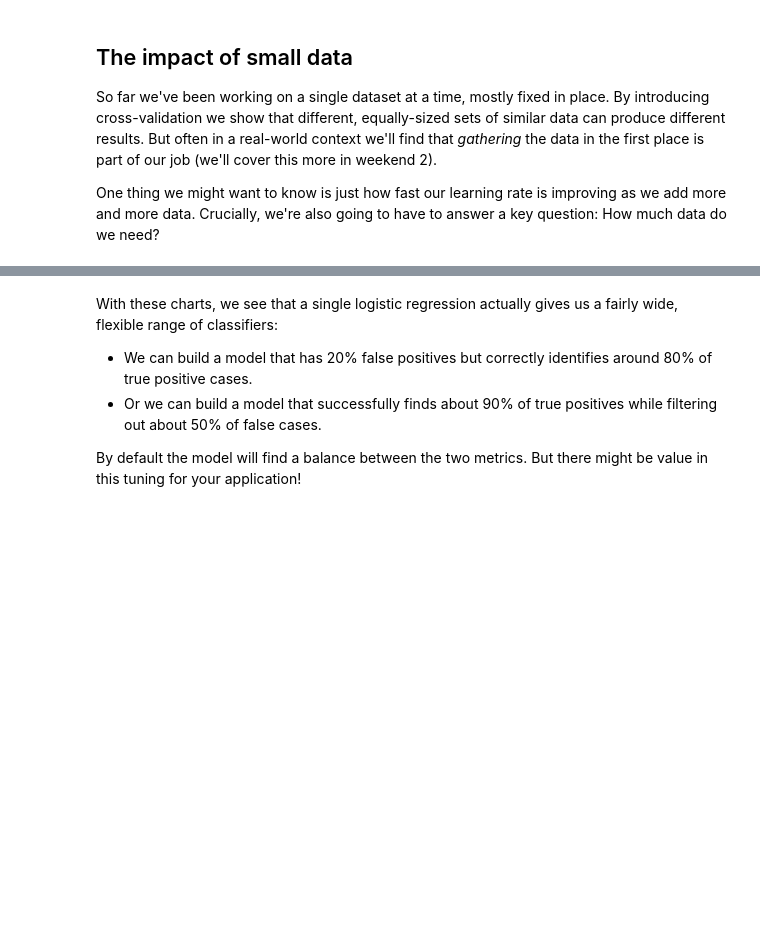
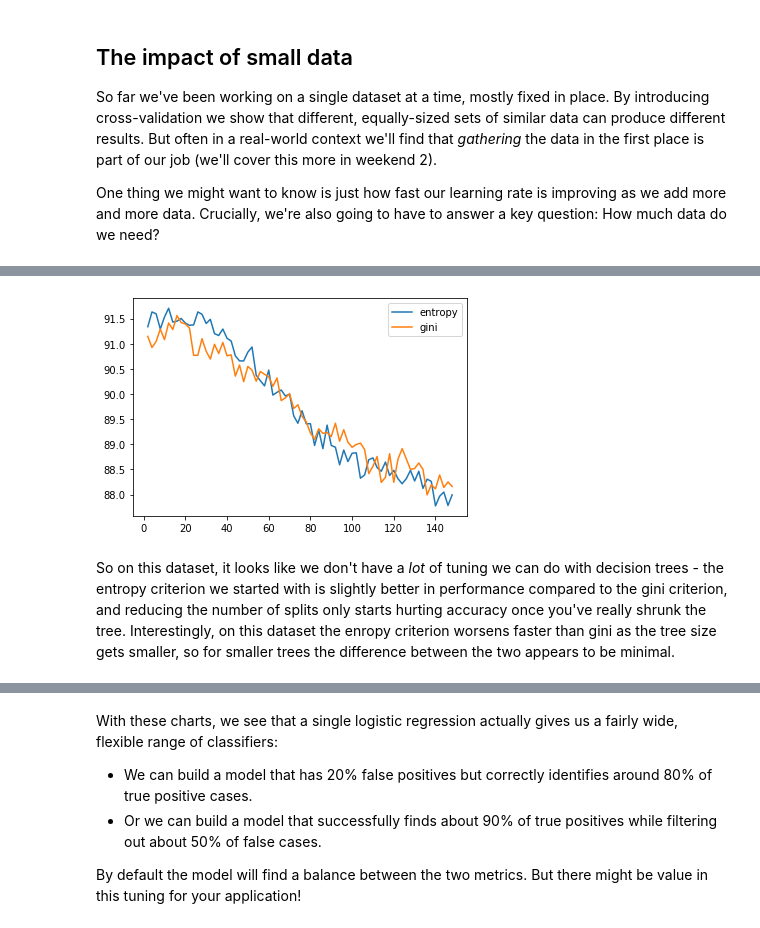
Before and after one commit to chetan-parthiban/MSSP608, a Jupyter notebook: Lectures/Day3_CrossValidation_Hyperparameters.ipynb, the cells around one changed output, grey strips where cells are left out. Drawn from its saved outputs; the diff is of its cells as text; code cells hidden in the pictures; blank space fills up the shorter version.

```diff
--- a/Lectures/Day3_CrossValidation_Hyperparameters.ipynb
+++ b/Lectures/Day3_CrossValidation_Hyperparameters.ipynb
@@ -828,0 +643,30 @@ Text(0, 0.5, 'True Positive Rate')
+# %%
+# Pick Classifiers to Compare
+classifiers = {
+    f'Decision Tree with Purity Criterion = {crit}': DecisionTreeClassifier(criterion=crit, random_state=123)
+    for crit in criteria
+}
+
+# Set a list of metrics we want to use to compare our classifiers
+metrics = {
+    "Accuracy" : lambda y,y_pred: 100*accuracy_score(y,y_pred),
+    "Kappa"    : cohen_kappa_score
+}
+
+# Choose a metric to optimize over
+metric_to_optimize = 'Accuracy'
+
+# Pick features to use
+date_features = ["day", "month_str", "year", "weekday_str", "season", "holiday", "workingday"]
+time_features = ["hour"]
+weather_features = ["weather", "temp", "atemp", "humidity", "windspeed"]
+
+feature_set = date_features + time_features + weather_features
+
+# Compare models and display final result
+best, best_name, classifier_comparison = compare_classifiers(classifiers, metrics, metric_to_optimize, bikeshare, feature_set, "high_traffic", noisy = 'quiet')
+
+print(f"Best classifier is: {best_name} \nWith: {best:.1f}% accuracy.")
+
+# Compute the average accuracy for each model
+accuracies = [np.mean(classifier_comparison[classifier]['Accuracy']) for classifier in classifier_comparison]
@@ -828,0 +741,18 @@ Text(0, 0.5, 'True Positive Rate')
+# %%
+entropys = []
+ginis = []
+
+# Separate classifiers using entropy from classifiers using gini
+entropys = [np.mean(classifier_comparison[classifier]['Accuracy']) for classifier in classifier_comparison if 'entropy' in classifier]
+ginis = [np.mean(classifier_comparison[classifier]['Accuracy']) for classifier in classifier_comparison if 'gini' in classifier]
+
+# Plot both as a function of the minimum split size
+plt.plot(size_of_splits, entropys)
+plt.plot(size_of_splits, ginis)
+
+plt.legend(['entropy', 'gini'])
+plt.show()
+# %% [output]
+[figure, added]
+# %% [markdown]
+So on this dataset, it looks like we don't have a *lot* of tuning we can do with decision trees - the entropy criterion we started with is slightly better in performance compared to the gini criterion, and reducing the number of splits only starts hurting accuracy once you've really shrunk the tree. Interestingly, on this dataset the enropy criterion worsens faster than gini as the tree size gets smaller, so for smaller trees the difference between the two appears to be minimal.
```
Also changed, not shown: parts of 75 cells of this notebook.
